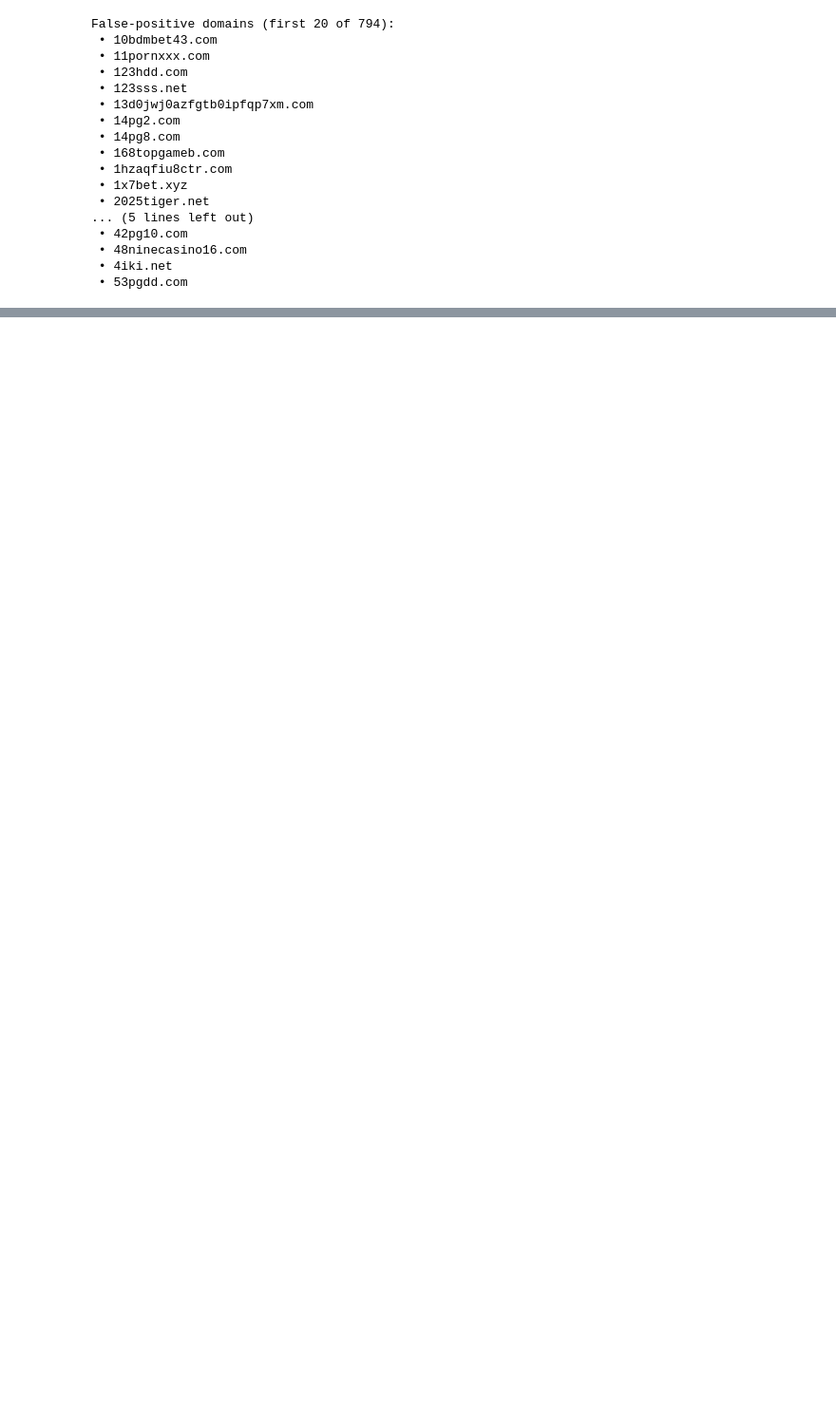
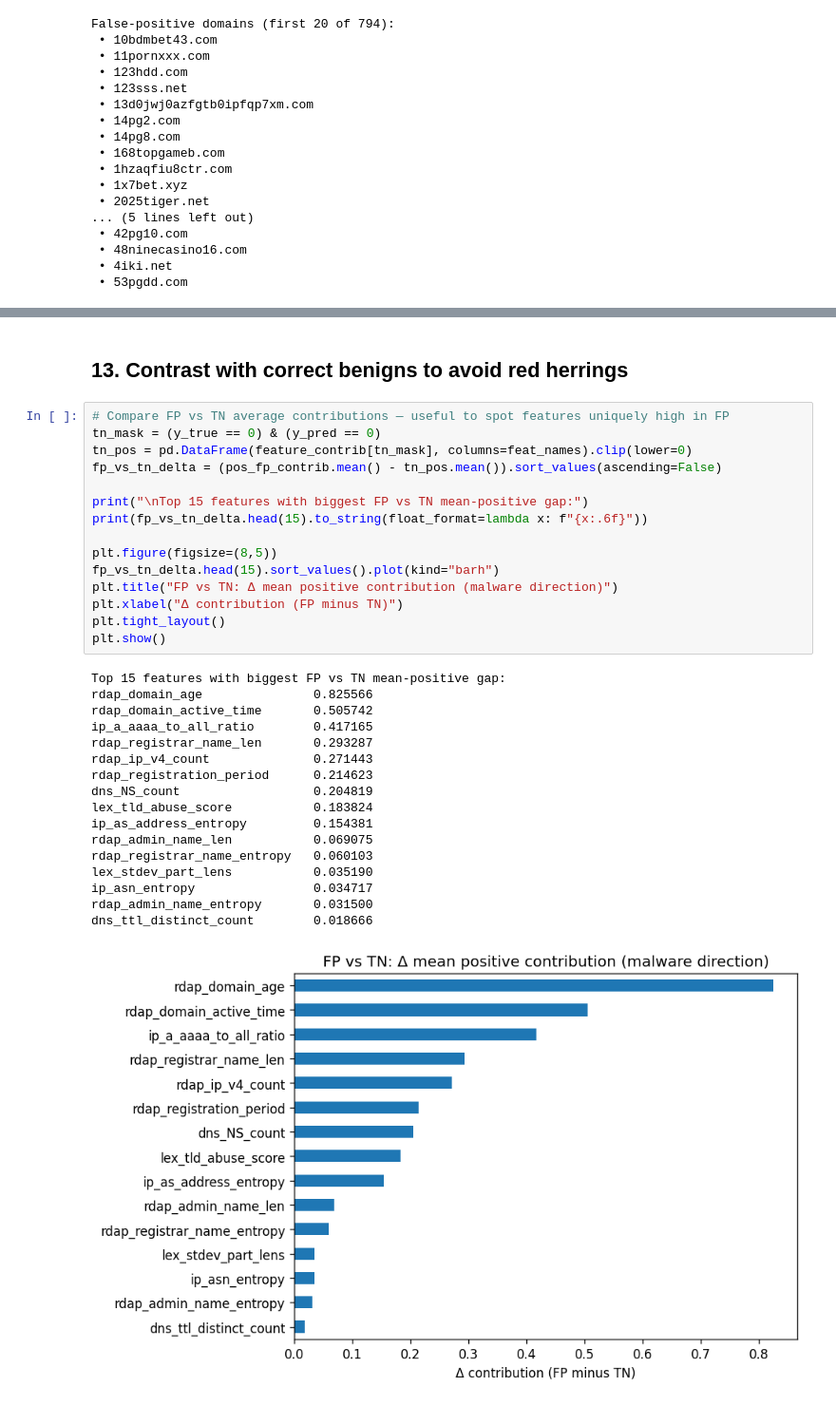
Before and after one commit to nesfit/domainradar-training, a Jupyter notebook: malware/lightgbm_malware_fp_debug.ipynb, the cells around one changed output, grey strips where cells are left out. Shown at 95% size. Cells and saved outputs as stored; diff of their text form; blank space fills up the shorter version.

```diff
--- a/malware/lightgbm_malware_fp_debug.ipynb
+++ b/malware/lightgbm_malware_fp_debug.ipynb
@@ -257,0 +322,35 @@ False-positive domains (first 20 of 794):
+# %% [markdown]
+## 13. Contrast with correct benigns to avoid red herrings
+# %%
+# Compare FP vs TN average contributions — useful to spot features uniquely high in FP
+tn_mask = (y_true == 0) & (y_pred == 0)
+tn_pos = pd.DataFrame(feature_contrib[tn_mask], columns=feat_names).clip(lower=0)
+fp_vs_tn_delta = (pos_fp_contrib.mean() - tn_pos.mean()).sort_values(ascending=False)
+
+print("\nTop 15 features with biggest FP vs TN mean-positive gap:")
+print(fp_vs_tn_delta.head(15).to_string(float_format=lambda x: f"{x:.6f}"))
+
+plt.figure(figsize=(8,5))
+fp_vs_tn_delta.head(15).sort_values().plot(kind="barh")
+plt.title("FP vs TN: Δ mean positive contribution (malware direction)")
+plt.xlabel("Δ contribution (FP minus TN)")
+plt.tight_layout()
+plt.show()
+# %% [output]
+Top 15 features with biggest FP vs TN mean-positive gap:
+rdap_domain_age               0.825566
+rdap_domain_active_time       0.505742
+ip_a_aaaa_to_all_ratio        0.417165
+rdap_registrar_name_len       0.293287
+rdap_ip_v4_count              0.271443
+rdap_registration_period      0.214623
+dns_NS_count                  0.204819
+lex_tld_abuse_score           0.183824
+ip_as_address_entropy         0.154381
+rdap_admin_name_len           0.069075
+rdap_registrar_name_entropy   0.060103
+lex_stdev_part_lens           0.035190
+ip_asn_entropy                0.034717
+rdap_admin_name_entropy       0.031500
+dns_ttl_distinct_count        0.018666
+[figure, added]
```
Also changed, not shown: parts of 4 cells of this notebook.
